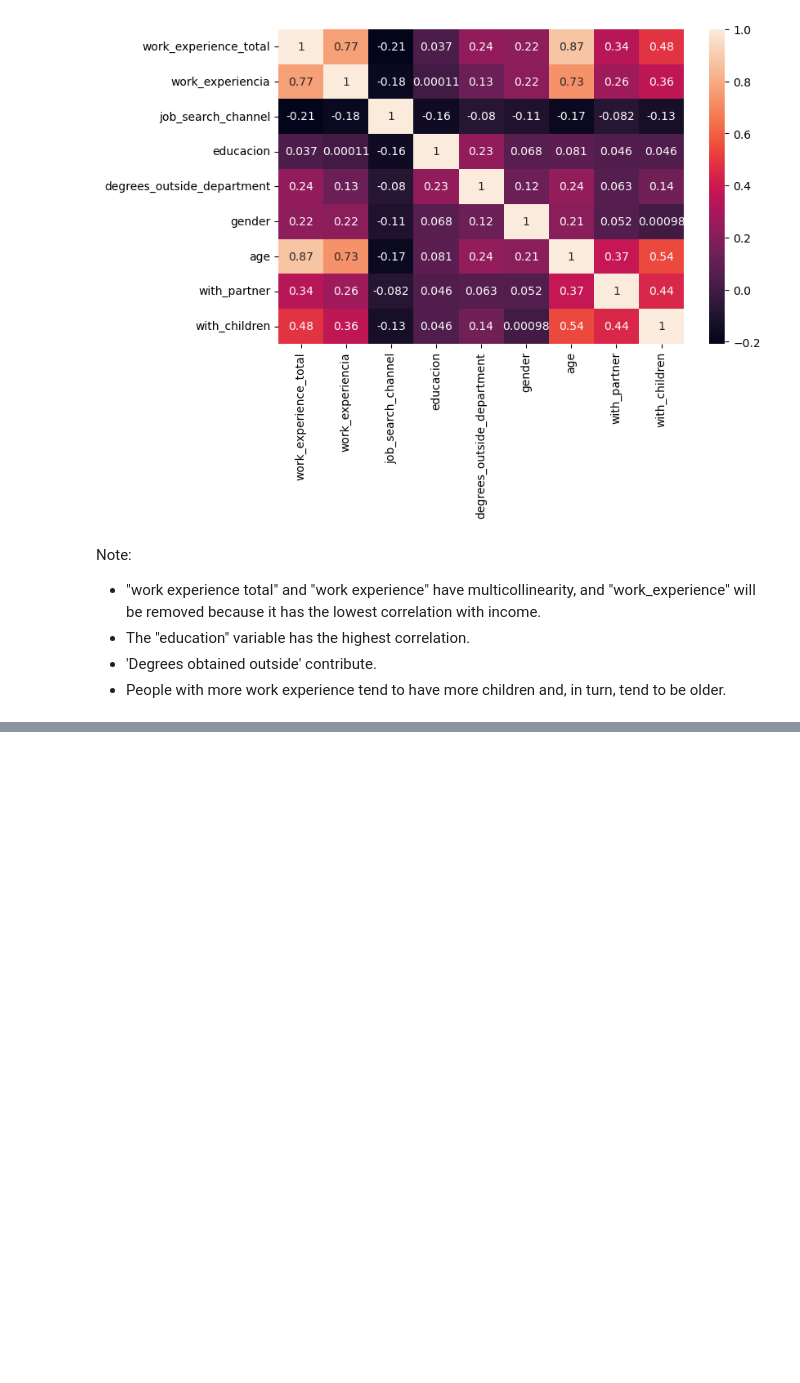
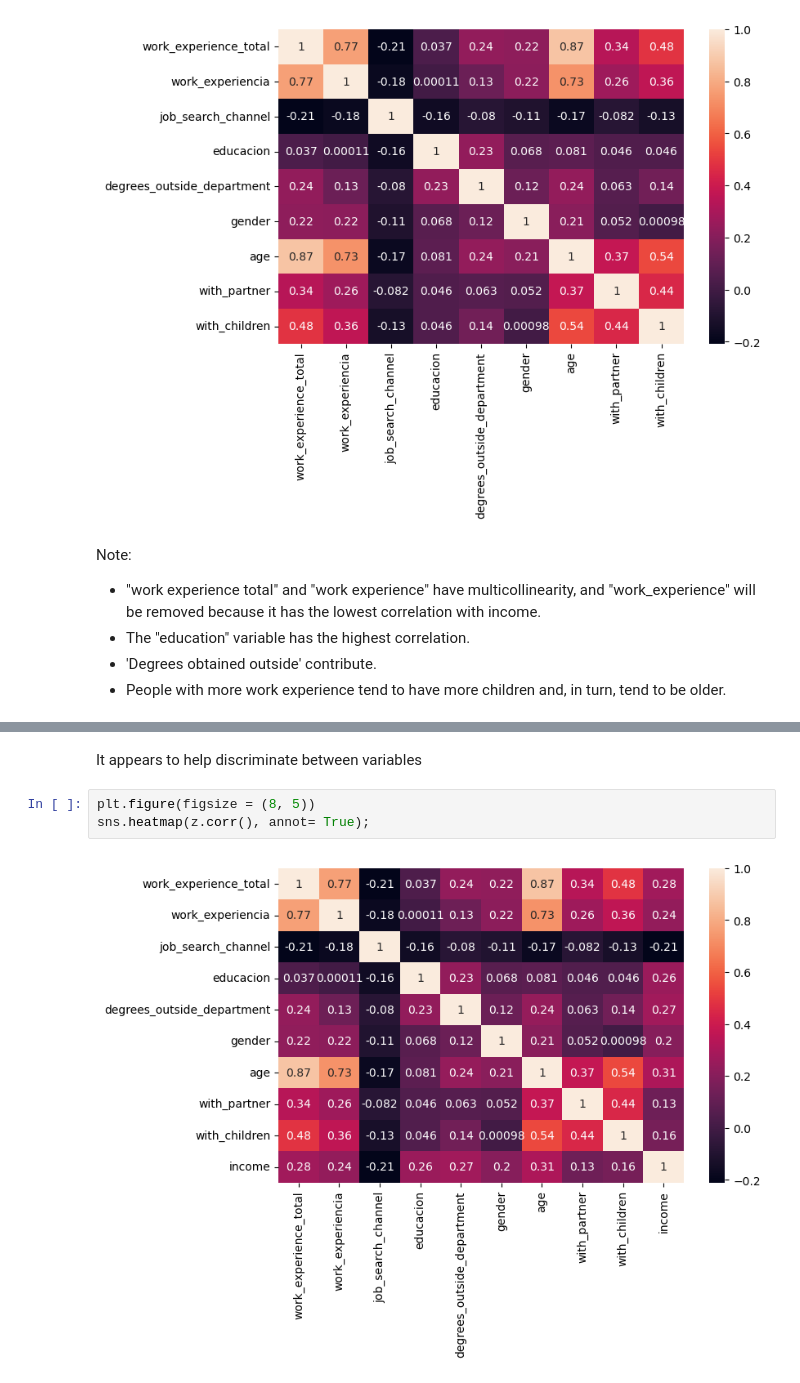
Before and after one commit to antoniomedina99/Prediccion_Salario_Yopal_Sklearn, a Jupyter notebook: Notebook.ipynb, the cells around one changed output, grey strips where cells are left out. Saved outputs shown, nothing was run; the diff lists cells and outputs as text; blank space fills up the shorter version.

```diff
--- a/Notebook.ipynb
+++ b/Notebook.ipynb
@@ -527,0 +561,7 @@ plt.show()
+# %% [markdown]
+It appears to help discriminate between variables
+# %%
+plt.figure(figsize = (8, 5))
+sns.heatmap(z.corr(), annot= True);
+# %% [output]
+[figure, added]
```
Also changed, not shown: parts of 25 cells of this notebook.
